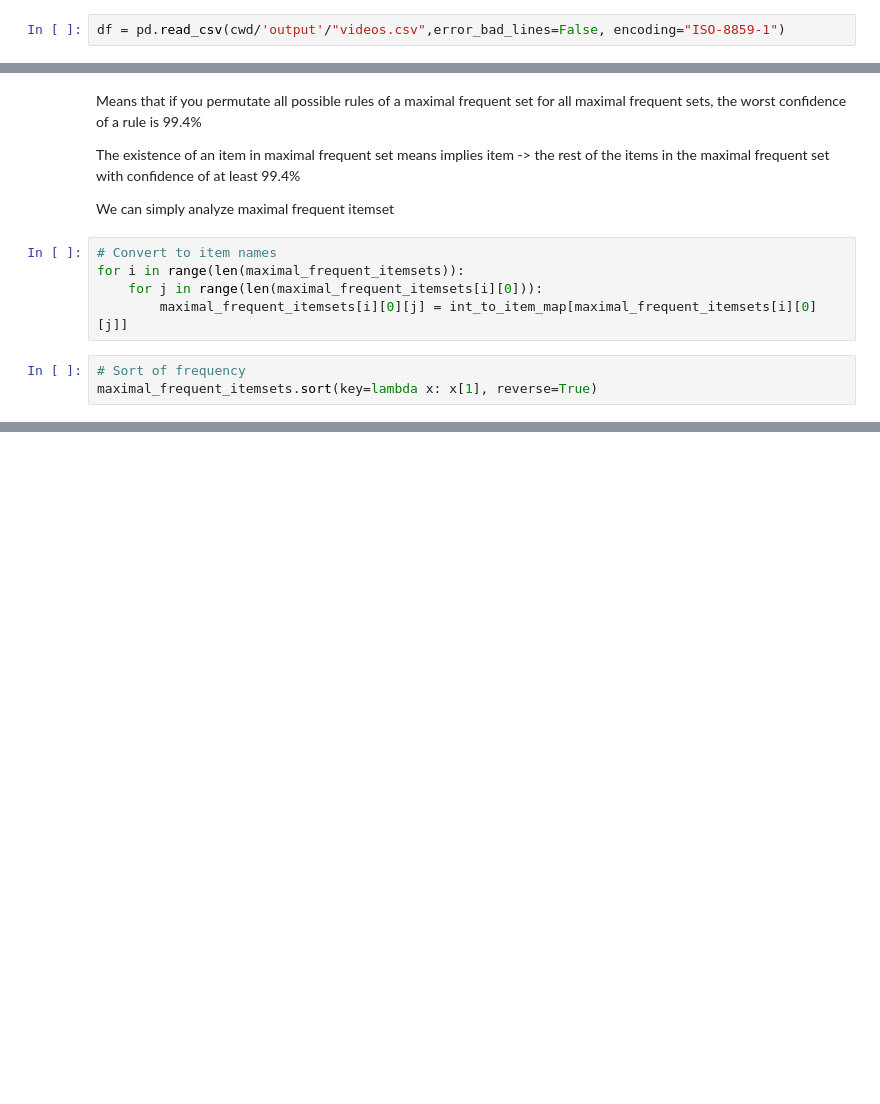
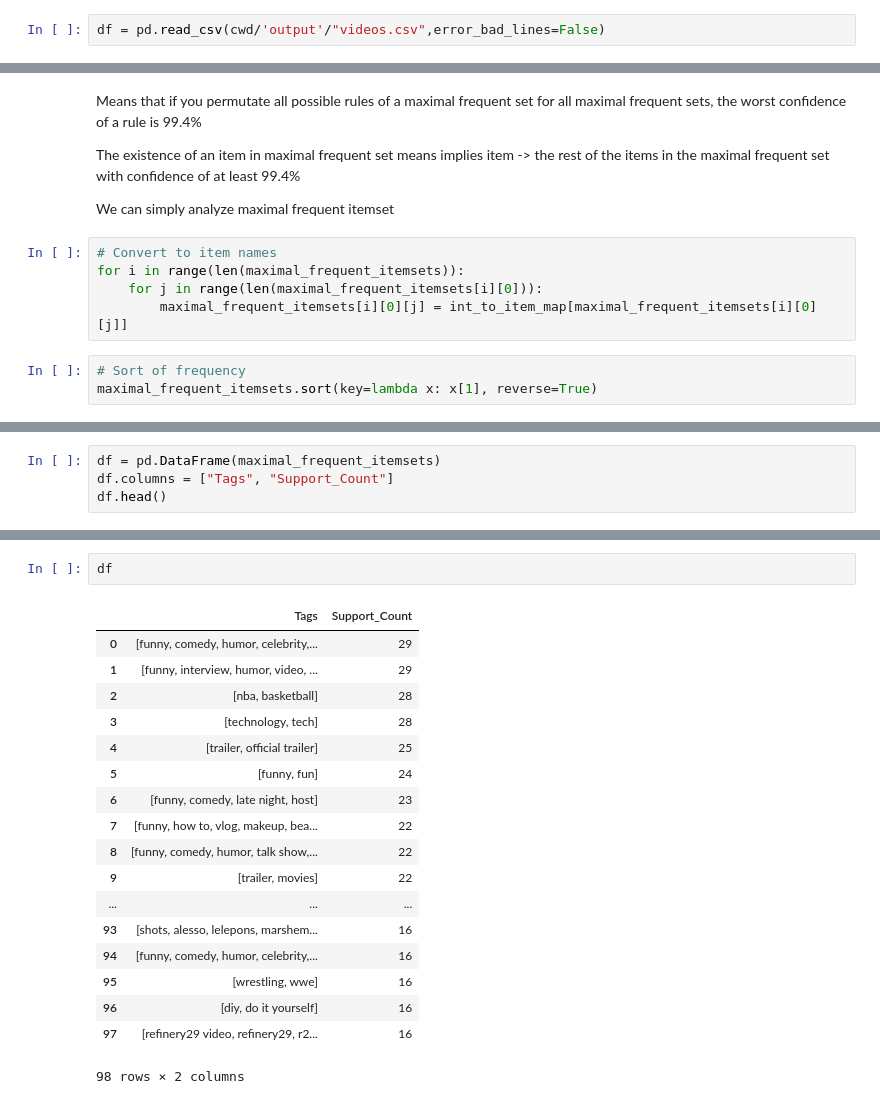
Before and after one commit to nwwnw-dam/Youtube-Data-Analysis, a Jupyter notebook: 6 - Mining Association Rules for Tags.ipynb, the cells around one changed output, grey strips where cells are left out. Saved outputs shown, nothing was run; the diff lists cells and outputs as text; blank space fills up the shorter version.

```diff
--- a/6 - Mining Association Rules for Tags.ipynb
+++ b/6 - Mining Association Rules for Tags.ipynb
@@ -18,7 +18,7 @@ RANDOM = 42
 seed(RANDOM)
 np.random.seed(RANDOM)
 # %%
-df = pd.read_csv(cwd/'output'/"videos.csv",error_bad_lines=False, encoding="ISO-8859-1")
+df = pd.read_csv(cwd/'output'/"videos.csv",error_bad_lines=False)
 # %%
 df = df.drop_duplicates()
 df = df.drop_duplicates(subset='video_id')
@@ -564,0 +560,4 @@ maximal_frequent_itemsets
+# %%
+df = pd.DataFrame(maximal_frequent_itemsets)
+df.columns = ["Tags", "Support_Count"]
+df.head()
@@ -564,0 +571,21 @@ maximal_frequent_itemsets
+# %%
+df
+# %% [output]
+|  | Tags | Support_Count |
+| 0 | [funny, comedy, humor, celebrity,... | 29 |
+| 1 | [funny, interview, humor, video, ... | 29 |
+| 2 | [nba, basketball] | 28 |
+| 3 | [technology, tech] | 28 |
+| 4 | [trailer, official trailer] | 25 |
+| 5 | [funny, fun] | 24 |
+| 6 | [funny, comedy, late night, host] | 23 |
+| 7 | [funny, how to, vlog, makeup, bea... | 22 |
+| 8 | [funny, comedy, humor, talk show,... | 22 |
+| 9 | [trailer, movies] | 22 |
+| ... | ... | ... |
+| 93 | [shots, alesso, lelepons, marshem... | 16 |
+| 94 | [funny, comedy, humor, celebrity,... | 16 |
+| 95 | [wrestling, wwe] | 16 |
+| 96 | [diy, do it yourself] | 16 |
+| 97 | [refinery29 video, refinery29, r2... | 16 |
+98 rows × 2 columns
```
Also changed, not shown: parts of 9 cells of this notebook, 4 other files.
